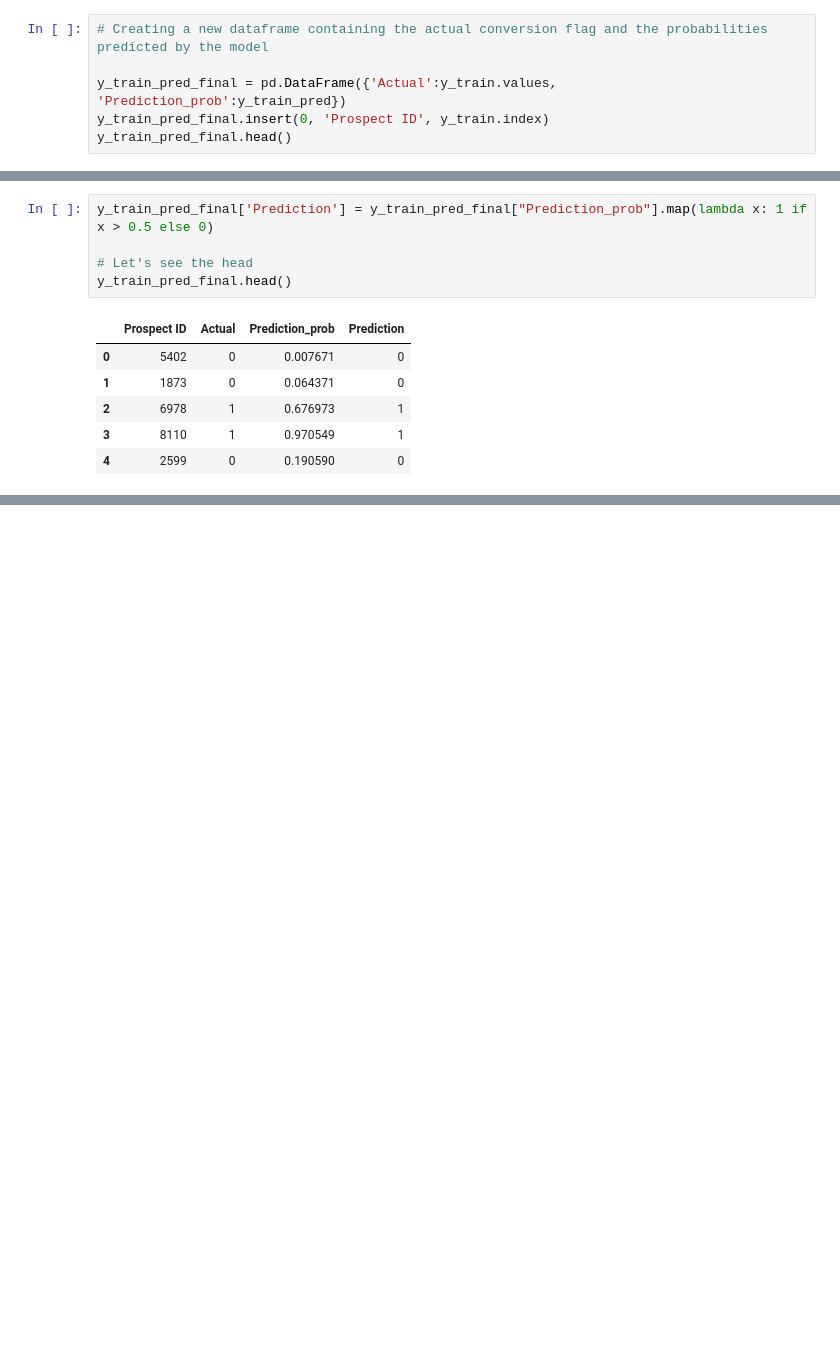
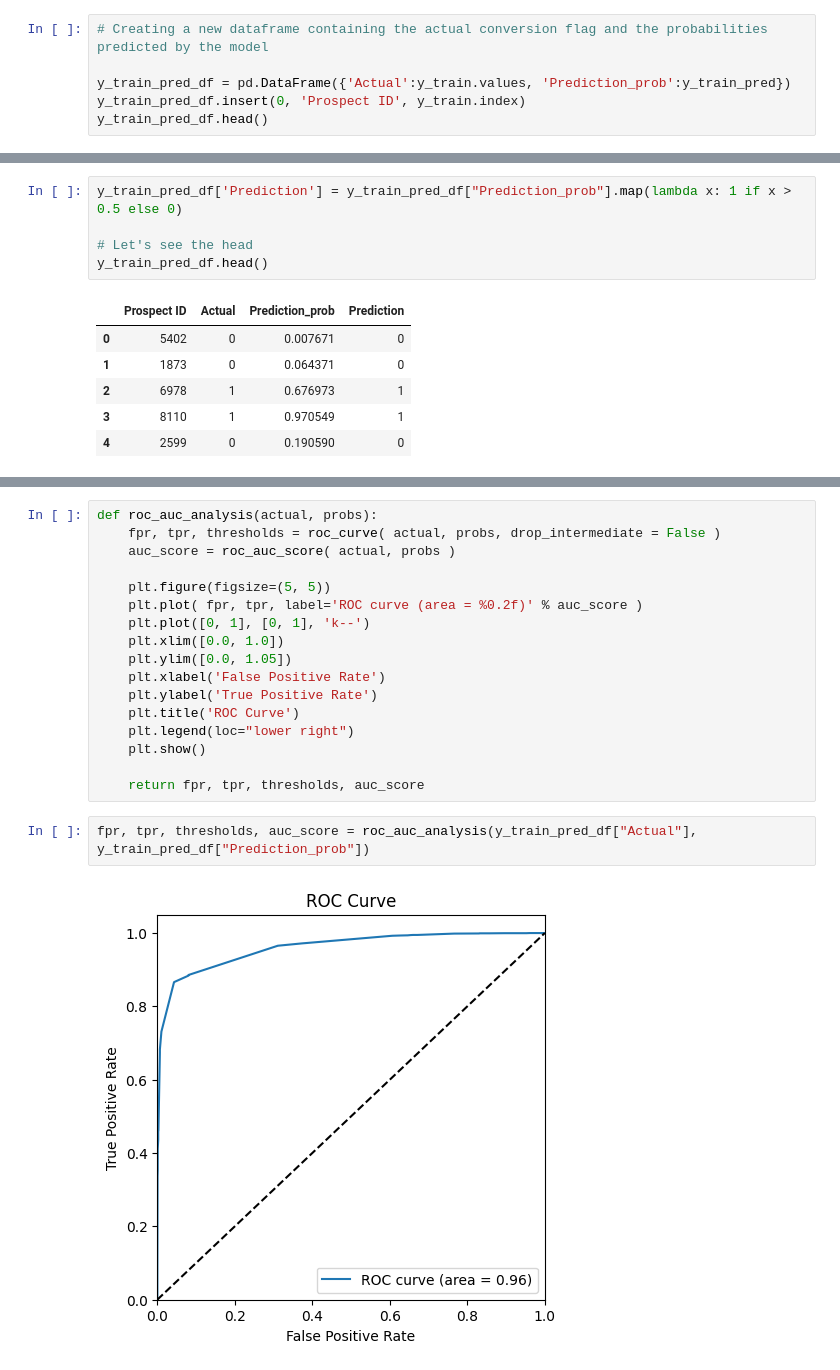
Before and after one commit to zaskap/upgrad_lead_scoring_assignment, a Jupyter notebook: Lead_Scoring.ipynb, the cells around one changed output, grey strips where cells are left out. Drawn from its saved outputs; the diff is of its cells as text; blank space fills up the shorter version.

```diff
--- a/Lead_Scoring.ipynb
+++ b/Lead_Scoring.ipynb
@@ -1533,9 +1577,9 @@ y_train_pred = y_train_pred.values.reshape(-1)
 # %%
 # Creating a new dataframe containing the actual conversion flag and the probabilities predicted by the model
 
-y_train_pred_final = pd.DataFrame({'Actual':y_train.values, 'Prediction_prob':y_train_pred})
-y_train_pred_final.insert(0, 'Prospect ID', y_train.index)
-y_train_pred_final.head()
+y_train_pred_df = pd.DataFrame({'Actual':y_train.values, 'Prediction_prob':y_train_pred})
+y_train_pred_df.insert(0, 'Prospect ID', y_train.index)
+y_train_pred_df.head()
 # %% [output]
 |  | Prospect ID | Actual | Prediction_prob |
 | 0 | 5402 | 0 | 0.007671 |
@@ -1544,10 +1588,10 @@ y_train_pred_final.head()
 | 3 | 8110 | 1 | 0.970549 |
 | 4 | 2599 | 0 | 0.190590 |
 # %%
-y_train_pred_final['Prediction'] = y_train_pred_final["Prediction_prob"].map(lambda x: 1 if x > 0.5 else 0)
+y_train_pred_df['Prediction'] = y_train_pred_df["Prediction_prob"].map(lambda x: 1 if x > 0.5 else 0)
 
 # Let's see the head
-y_train_pred_final.head()
+y_train_pred_df.head()
 # %% [output]
 |  | Prospect ID | Actual | Prediction_prob | Prediction |
 | 0 | 5402 | 0 | 0.007671 | 0 |
@@ -1595,0 +1624,21 @@ Specificity: 0.9567762269248087
+# %%
+def roc_auc_analysis(actual, probs):
+    fpr, tpr, thresholds = roc_curve( actual, probs, drop_intermediate = False )
+    auc_score = roc_auc_score( actual, probs )
+
+    plt.figure(figsize=(5, 5))
+    plt.plot( fpr, tpr, label='ROC curve (area = %0.2f)' % auc_score )
+    plt.plot([0, 1], [0, 1], 'k--')
+    plt.xlim([0.0, 1.0])
+    plt.ylim([0.0, 1.05])
+    plt.xlabel('False Positive Rate')
+    plt.ylabel('True Positive Rate')
+    plt.title('ROC Curve')
+    plt.legend(loc="lower right")
+    plt.show()
+
+    return fpr, tpr, thresholds, auc_score
+# %%
+fpr, tpr, thresholds, auc_score = roc_auc_analysis(y_train_pred_df["Actual"], y_train_pred_df["Prediction_prob"])
+# %% [output]
+[figure, added]
```
Also changed, not shown: parts of 38 cells of this notebook.
